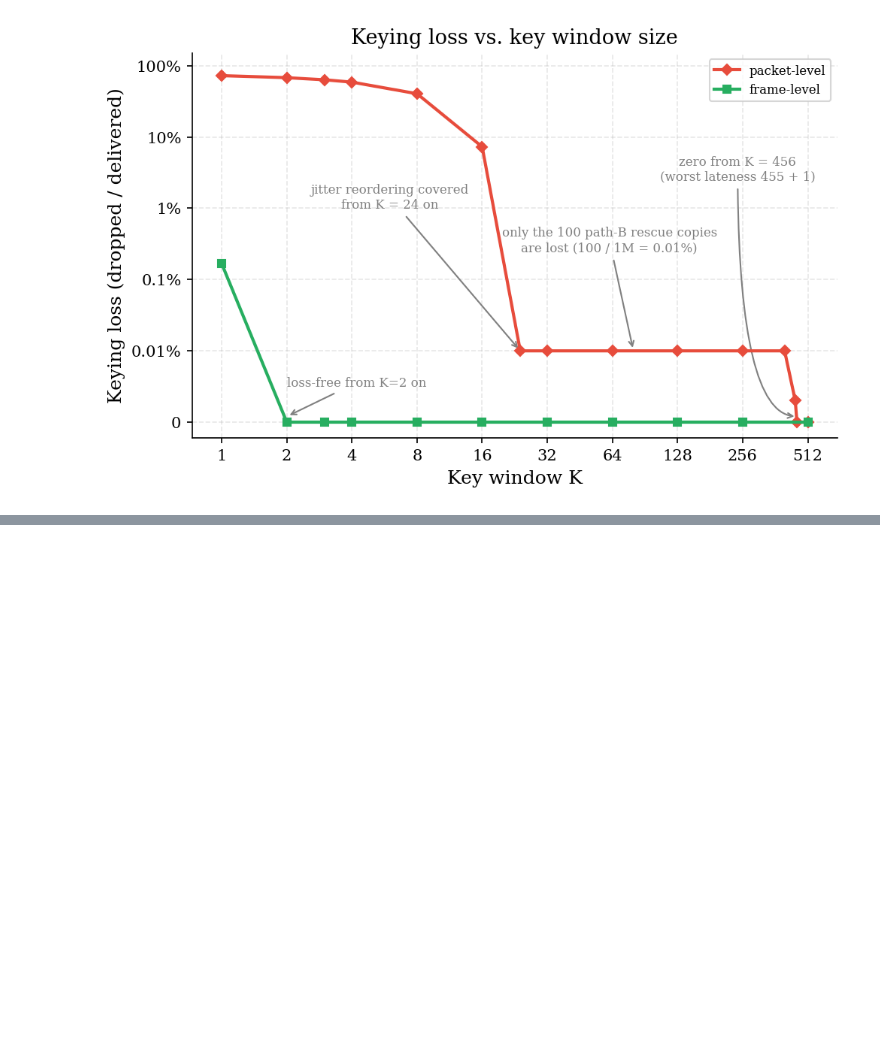
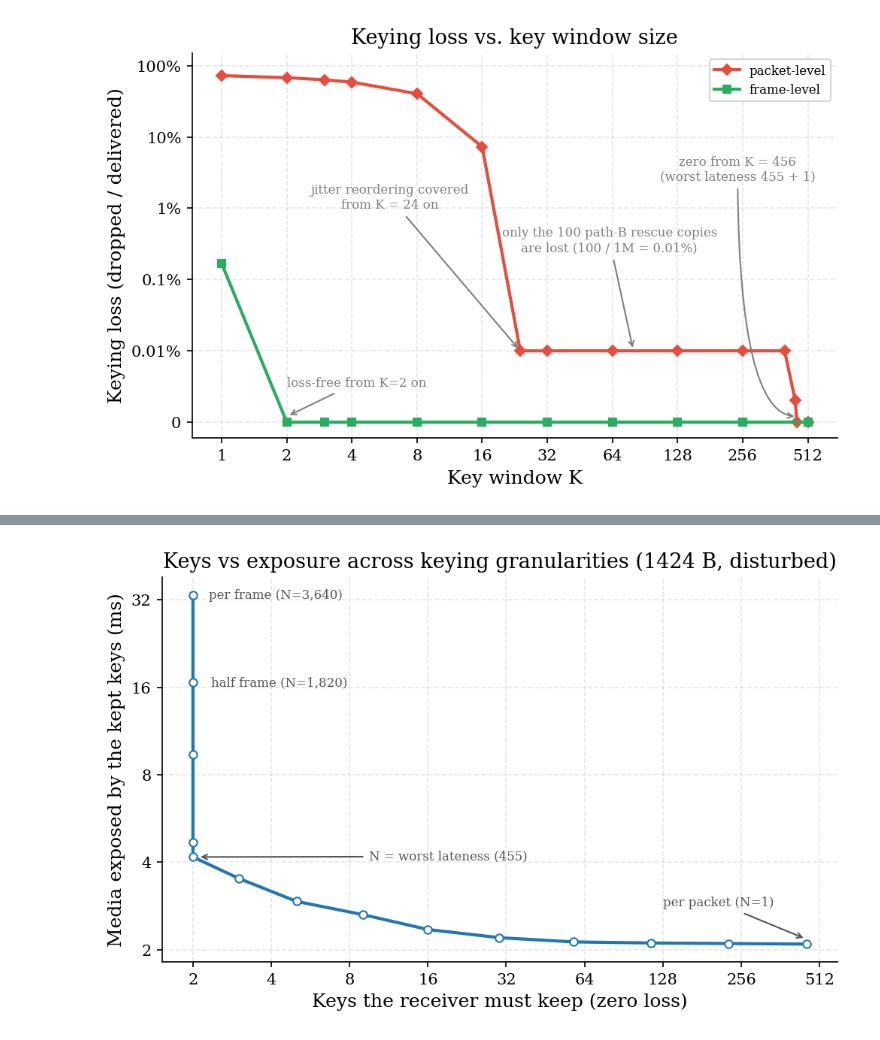
Before and after one commit to spring-epfl/SafeCast, a Jupyter notebook: figures_from_benches.ipynb, the cells around one changed output, grey strips where cells are left out. Drawn from its saved outputs; the diff is of its cells as text; code cells hidden in the pictures; blank space fills up the shorter version.

Commit message:
keys vs. exposure across granularities figure

```diff
--- a/figures_from_benches.ipynb
+++ b/figures_from_benches.ipynb
@@ -1651,0 +1670,62 @@ plt.show()
+# %%
+# --- Figure 14: keys-vs-exposure tradeoff across granularities ---
+
+# everything below is computed from three values of the disturbed
+# packet-level run at 1424 B: its worst lateness, its packet spacing
+# (turns packet counts into milliseconds), and its packets per frame
+base = realistic[('packet', 'disturbed')][1424]
+L = int(base['lateness_max'])
+spacing_ms = base['spacing_ns'] / 1e6
+PPF = int(base['ppf'])
+
+# the granularity ladder: N = packets covered by one key, from per-packet
+# (N=1) to per-frame (N=ppf)
+Ns = [1, 2, 4, 8, 16, 32, 64, 128, 256, L, 512, 1024, PPF // 2, PPF]
+
+# for each N: keys needed for zero loss, and the media they expose
+keys = [(-(-L // N)) + 1 for N in Ns]
+exposure_ms = [k * N * spacing_ms for k, N in zip(keys, Ns)]
+
+fig, ax = plt.subplots(figsize=(6.8, 4.4))
+
+# the implied curve through all granularities
+ax.plot(keys, exposure_ms, color='#1f77b4', lw=2, zorder=3)
+ax.plot(keys[1:-1], exposure_ms[1:-1], ls='none', marker='o', markersize=5,
+        mfc='white', mec='#1f77b4', zorder=4)
+
+# the two endpoint granularities, same open style as every other point
+ax.plot([keys[0], keys[-1]], [exposure_ms[0], exposure_ms[-1]], marker='o',
+        markersize=5, ls='none', mfc='white', mec='#1f77b4', zorder=5)
+
+# labels on the notable points
+ax.annotate('per packet (N=1)', xy=(keys[0], exposure_ms[0] * 1.04),
+            xytext=(keys[0] * 0.75, exposure_ms[0] * 1.35), fontsize=8, ha='right',
+            color='#555', arrowprops=dict(arrowstyle='->', color='#555', lw=1))
+ax.annotate('per frame (N=3,640)', xy=(keys[-1], exposure_ms[-1]),
+            xytext=(keys[-1] * 1.15, exposure_ms[-1]), fontsize=8, va='center',
+            color='#555')
+ax.annotate('half frame (N=1,820)', xy=(2, PPF * spacing_ms), xytext=(2.35, PPF * spacing_ms),
+            fontsize=8, va='center', color='#555')
+ax.annotate('N = worst lateness (455)',
+            xy=(2.08, 2 * L * spacing_ms), xytext=(9.5, 4.4),
+            fontsize=8, va='top', color='#555',
+            arrowprops=dict(arrowstyle='->', color='#555', lw=1))
+
+ax.set_xscale('log')
+ax.set_yscale('log')
+ax.set_xticks([2, 4, 8, 16, 32, 64, 128, 256, 512])
+ax.set_xticklabels(['2', '4', '8', '16', '32', '64', '128', '256', '512'])
+ax.set_yticks([2, 4, 8, 16, 32])
+ax.set_yticklabels(['2', '4', '8', '16', '32'])
+ax.xaxis.set_minor_locator(ticker.NullLocator())
+ax.yaxis.set_minor_locator(ticker.NullLocator())
+ax.set_xlabel('Keys the receiver must keep (zero loss)')
+ax.set_ylabel('Media exposed by the kept keys (ms)')
+ax.set_title('Keys vs exposure across keying granularities (1424 B, disturbed)')
+
+plt.tight_layout()
+plt.savefig(FIGURES_DIR / 'fig14_fs_tradeoff.pdf')
+plt.savefig(FIGURES_DIR / 'fig14_fs_tradeoff.png')
+plt.show()
+# %% [output]
+[figure, added]
```
Also changed, not shown: parts of 1 cell of this notebook, 2 other files.
